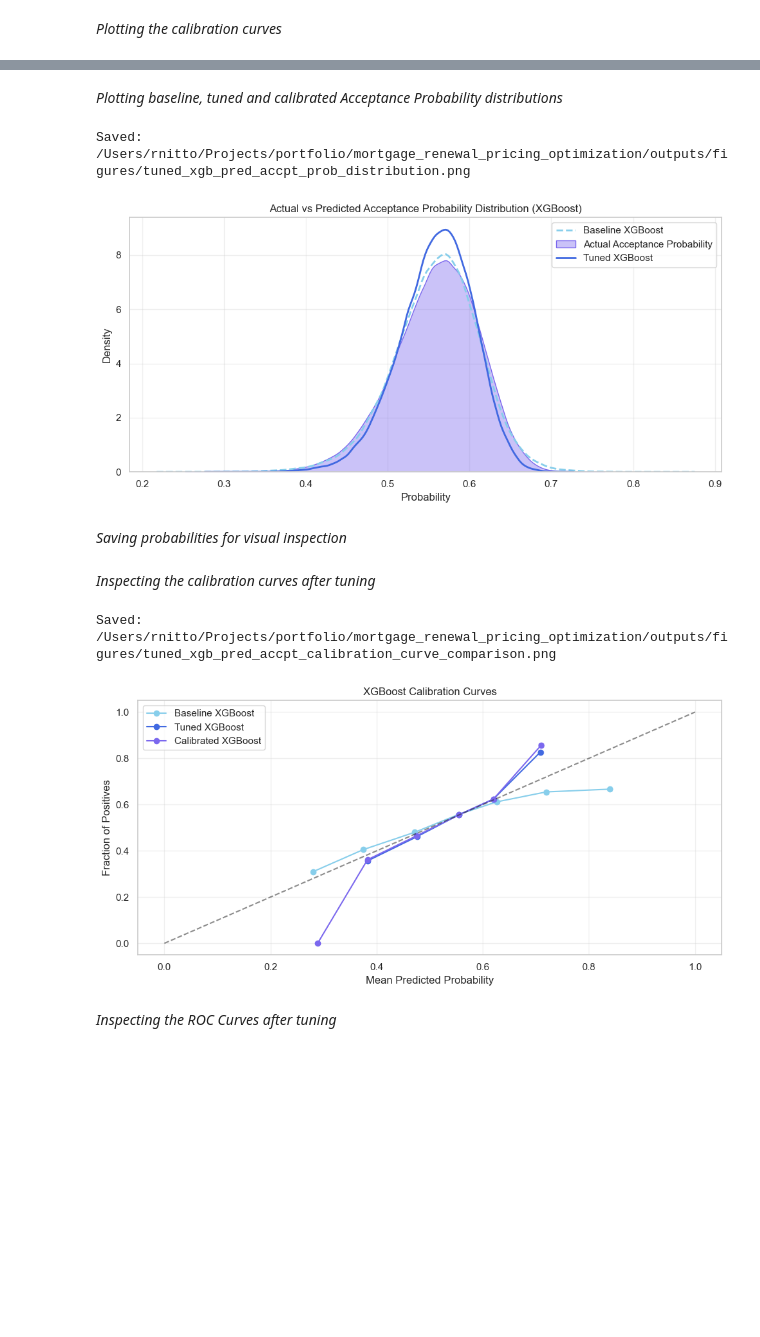
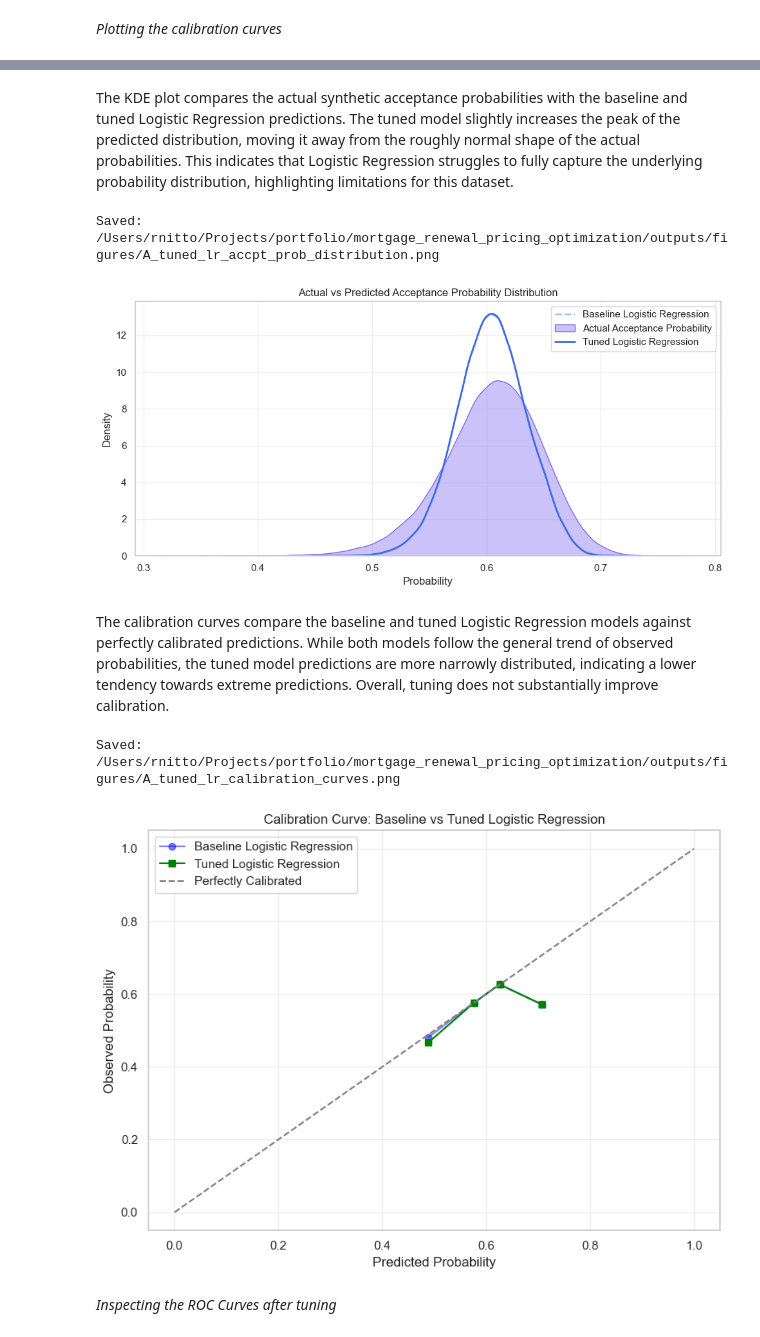
Before and after one commit to theen04/mortgage-renewal-pricing-optimization, a Jupyter notebook: mortgage_pricing_model.ipynb, the cells around one changed output, grey strips where cells are left out. Cells and saved outputs as stored; diff of their text form; code cells hidden in the pictures; blank space fills up the shorter version.

Commit message:
reevaluated and updated the project methodology

```diff
--- a/mortgage_pricing_model.ipynb
+++ b/mortgage_pricing_model.ipynb
@@ -1068,9 +1298,9 @@ Key preprocessing steps include:
 # %%
 # defining features and target from synthetic dataset
 features = [
-    "fico", "income", "dti", "tenure_yrs", "term", "offered_rate",
-    "rate_elasticity", "loyalty_factor", "market_sensitivity", "segment"
+    "fico", "income", "dti", "tenure_yrs", "term", "loan_amount", "offered_rate", "loyalty_factor", "segment"
 ]
+
 target = "accepted"
 
 # splitting by unique customer IDs for train/test
@@ -1089,8 +1319,7 @@ y_test = df_test[target]
 *Defining numeric and categorical features, standard Scaler and preprocessor to use in pipelines*
 # %%
 # Define feature groups
-numeric_features = ["fico", "income", "dti", "tenure_yrs", "offered_rate",
-                    "rate_elasticity", "loyalty_factor", "market_sensitivity"]
+numeric_features = ["fico", "income", "dti", "loan_amount", "tenure_yrs", "offered_rate", "loyalty_factor"]
 categorical_features = ["term", "segment"]
 
 # ColumnTransformer for preprocessing
@@ -1370,12 +1592,12 @@ y_pred_proba_cal = calibrated_xgb.predict_proba(X_test)[:, 1]
 # %% [markdown]
-*Plotting baseline, tuned and calibrated Acceptance Probability distributions*
+The KDE plot compares the actual synthetic acceptance probabilities with the baseline and tuned Logistic Regression predictions. The tuned model slightly increases the peak of the predicted distribution, moving it away from the roughly normal shape of the actual probabilities. This indicates that Logistic Regression struggles to fully capture the underlying probability distribution, highlighting limitations for this dataset.
 # %%
 plt.figure(figsize=(10,5))
 
-# plotting Baseline XGBoost Regression probabilities
+# plotting Baseline Logistic Regression probabilities
 sns.kdeplot(
-    df_test["xgb_prob"],
-    label="Baseline XGBoost",
+    df_test["lr_prob"],
+    label="Baseline Logistic Regression",
     color="skyblue",
     linestyle="--",
     lw=2
@@ -1390,24 +1612,22 @@ sns.kdeplot(
     alpha=0.4
 )
 
-# plotting tuned XGBoost probabilities
+# plotting tuned Logistic Regression probabilities
 sns.kdeplot(
-    y_pred_proba_cal,
-    label="Tuned XGBoost",
-    color="royalblue",  # choose a distinct color
+    y_pred_proba,
+    label="Tuned Logistic Regression",
+    color="royalblue",
     lw=2
 )
 
-plt.title("Actual vs Predicted Acceptance Probability Distribution (XGBoost)")
+plt.title("Actual vs Predicted Acceptance Probability Distribution")
 plt.xlabel("Probability")
 plt.ylabel("Density")
 plt.legend()
 plt.grid(alpha=0.3)
 plt.tight_layout()
-save_figure("tuned_xgb_pred_accpt_prob_distribution.png")
+save_figure("A_tuned_lr_accpt_prob_distribution.png")
 plt.show()
 # %% [output]
-Saved: /Users/rnitto/Projects/portfolio/mortgage_renewal_pricing_optimization/outputs/figures/tuned_xgb_pred_accpt_prob_distribution.png
+Saved: /Users/rnitto/Projects/portfolio/mortgage_renewal_pricing_optimization/outputs/figures/A_tuned_lr_accpt_prob_distribution.png
-[figure, old version]
+[figure, new version]
-# %% [markdown]
-*Saving probabilities for visual inspection*
@@ -1419,28 +1634,38 @@ y_xgb_cal = calibrated_xgb.predict_proba(X_test)[:, 1]
 # %% [markdown]
-*Inspecting the calibration curves after tuning*
+The calibration curves compare the baseline and tuned Logistic Regression models against perfectly calibrated predictions. While both models follow the general trend of observed probabilities, the tuned model predictions are more narrowly distributed, indicating a lower tendency towards extreme predictions. Overall, tuning does not substantially improve calibration.
 # %%
-plt.figure(figsize=(10,5))
+# defining true labels
+y_true = df_test["accepted"]
 
-for probs, label, color in [
-    (y_xgb_base, "Baseline XGBoost", "skyblue"),
-    (y_xgb_tuned, "Tuned XGBoost", "royalblue"),
-    (y_xgb_cal, "Calibrated XGBoost", "mediumslateblue")
-]:
-    frac_pos, mean_pred = calibration_curve(y_test, probs, n_bins=10)
-    plt.plot(mean_pred, frac_pos, marker='o', label=label, color=color)
+# defining baseline Logistic Regression calibration curve
+y_pred_baseline = df_test["lr_prob"]
+prob_true_base, prob_pred_base = calibration_curve(y_true, y_pred_baseline, n_bins=10)
 
-plt.plot([0,1], [0,1], "k--", alpha=0.5)
-plt.xlabel("Mean Predicted Probability")
-plt.ylabel("Fraction of Positives")
-plt.title("XGBoost Calibration Curves")
+# defining tuned Logistic Regression calibration curve
+y_pred_tuned = y_pred_proba
+prob_true_tuned, prob_pred_tuned = calibration_curve(y_true, y_pred_tuned, n_bins=10)
+
+plt.figure(figsize=(8,6))
+
+# plotting baseline LR
+plt.plot(prob_pred_base, prob_true_base, marker='o', label="Baseline Logistic Regression", color="blue", alpha=0.5)
+# plotting tuned LR
+plt.plot(prob_pred_tuned, prob_true_tuned, marker='s', label="Tuned Logistic Regression", color="green")
+
+# plotting perfect calibration line
+plt.plot([0,1], [0,1], linestyle="--", color="gray", label="Perfectly Calibrated")
+
+plt.xlabel("Predicted Probability")
+plt.ylabel("Observed Probability")
+plt.title("Calibration Curve: Baseline vs Tuned Logistic Regression")
 plt.legend()
 plt.grid(alpha=0.3)
 plt.tight_layout()
-save_figure("tuned_xgb_pred_accpt_calibration_curve_comparison.png")
+save_figure("A_tuned_lr_calibration_curves.png")
 plt.show()
 # %% [output]
-Saved: /Users/rnitto/Projects/portfolio/mortgage_renewal_pricing_optimization/outputs/figures/tuned_xgb_pred_accpt_calibration_curve_comparison.png
+Saved: /Users/rnitto/Projects/portfolio/mortgage_renewal_pricing_optimization/outputs/figures/A_tuned_lr_calibration_curves.png
-[figure, old version]
+[figure, new version]
 # %% [markdown]
 *Inspecting the ROC Curves after tuning*
 # %%
```
Also changed, not shown: parts of 76 cells of this notebook, 19 other files.
